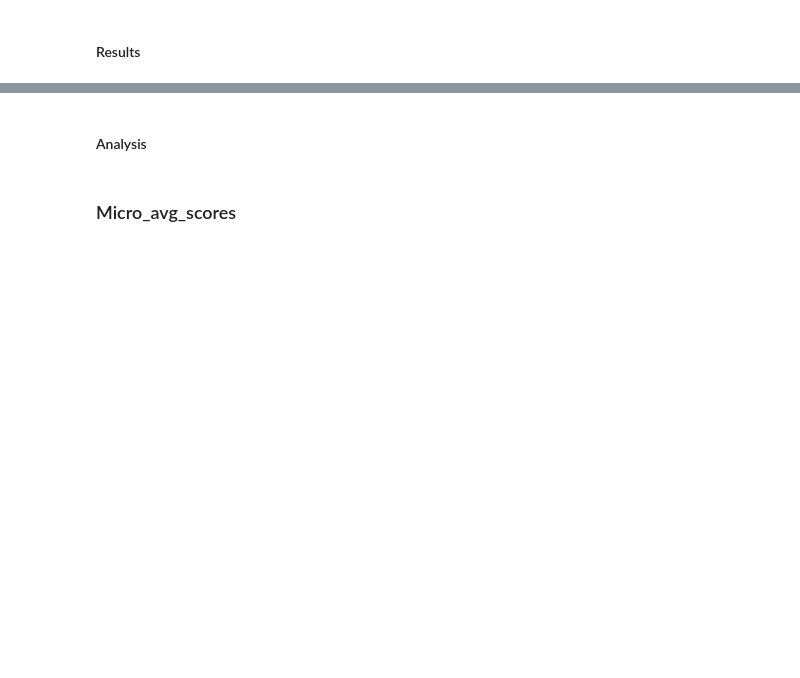
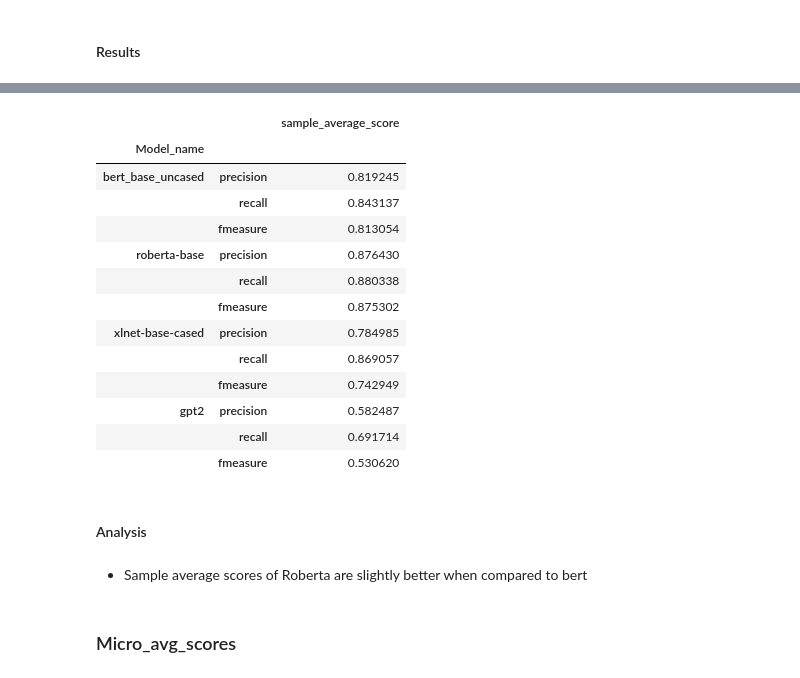
Before and after one commit to mvdheram/Stereotypical-Social-bias-detection-, a Jupyter notebook: Language_model_and_visualization_notes.ipynb, the cells around one changed output, grey strips where cells are left out. Drawn from its saved outputs; the diff is of its cells as text; code cells hidden in the pictures; blank space fills up the shorter version.

```diff
--- a/Language_model_and_visualization_notes.ipynb
+++ b/Language_model_and_visualization_notes.ipynb
@@ -189,5 +246,44 @@ xlnet_metrics = json.load(xlnet)
+# %%
+df_roberta = df.iloc[6:9]
+df_roberta_metrics = df_roberta.copy()
+df_roberta_metrics['Model_name'] = 'roberta-base'
+df_roberta_metrics.index = ['precision','recall','fmeasure']
+df_roberta_metrics = df_roberta_metrics.set_index(['Model_name',df_roberta_metrics.index])
+# %%
+df_GPT2 = df.iloc[3:6]
+df_GPT2_metrics = df_GPT2.copy()
+df_GPT2_metrics['Model_name'] = 'gpt2'
+df_GPT2_metrics.index = ['precision','recall','fmeasure']
+df_GPT2_metrics = df_GPT2_metrics.set_index(['Model_name',df_GPT2_metrics.index])
+# %%
+df_XLNet = df.iloc[9:]
+df_XLNet_metrics = df_XLNet.copy()
+df_XLNet_metrics['Model_name'] = 'xlnet-base-cased'
+df_XLNet_metrics.index = ['precision','recall','fmeasure']
+df_XLNet_metrics = df_XLNet_metrics.set_index(['Model_name',df_XLNet_metrics.index])
+# %%
+df_per_label = pd.concat([df_bert_metrics,df_roberta_metrics,df_XLNet_metrics,df_GPT2_metrics])
+# %%
+df_per_label
+# %% [output]
+|  |  | sample_average_score |
+| Model_name |  |  |
+| bert_base_uncased | precision | 0.819245 |
+|  | recall | 0.843137 |
+|  | fmeasure | 0.813054 |
+| roberta-base | precision | 0.876430 |
+|  | recall | 0.880338 |
+|  | fmeasure | 0.875302 |
+| xlnet-base-cased | precision | 0.784985 |
+|  | recall | 0.869057 |
+|  | fmeasure | 0.742949 |
+| gpt2 | precision | 0.582487 |
+|  | recall | 0.691714 |
+|  | fmeasure | 0.530620 |
 # %% [markdown]
 #### Analysis
+# %% [markdown]
+* Sample average scores of Roberta are slightly better when compared to bert
 # %% [markdown]
 ### Micro_avg_scores
 # %% [markdown]
```
Also changed, not shown: parts of 12 cells of this notebook.
